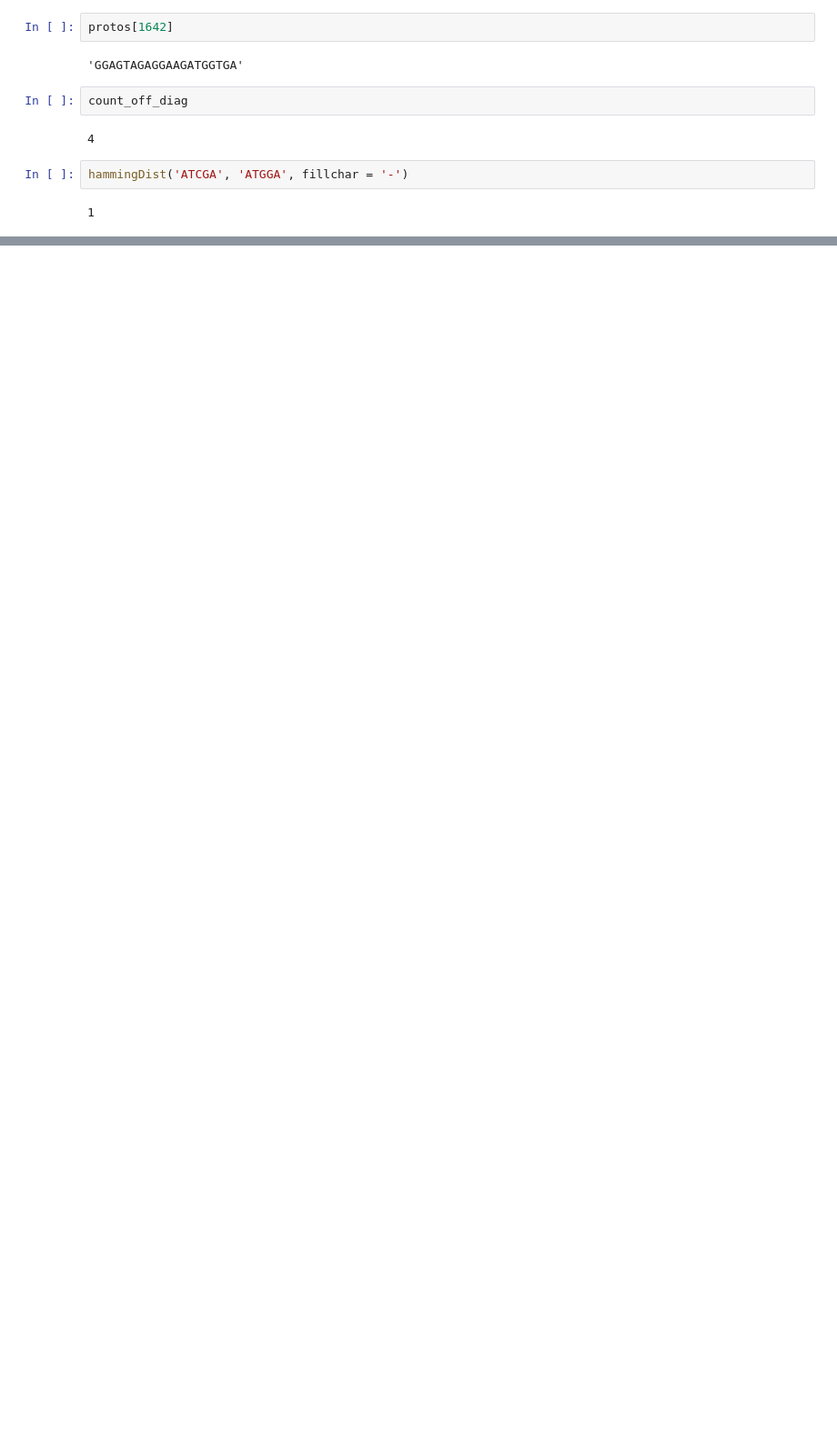
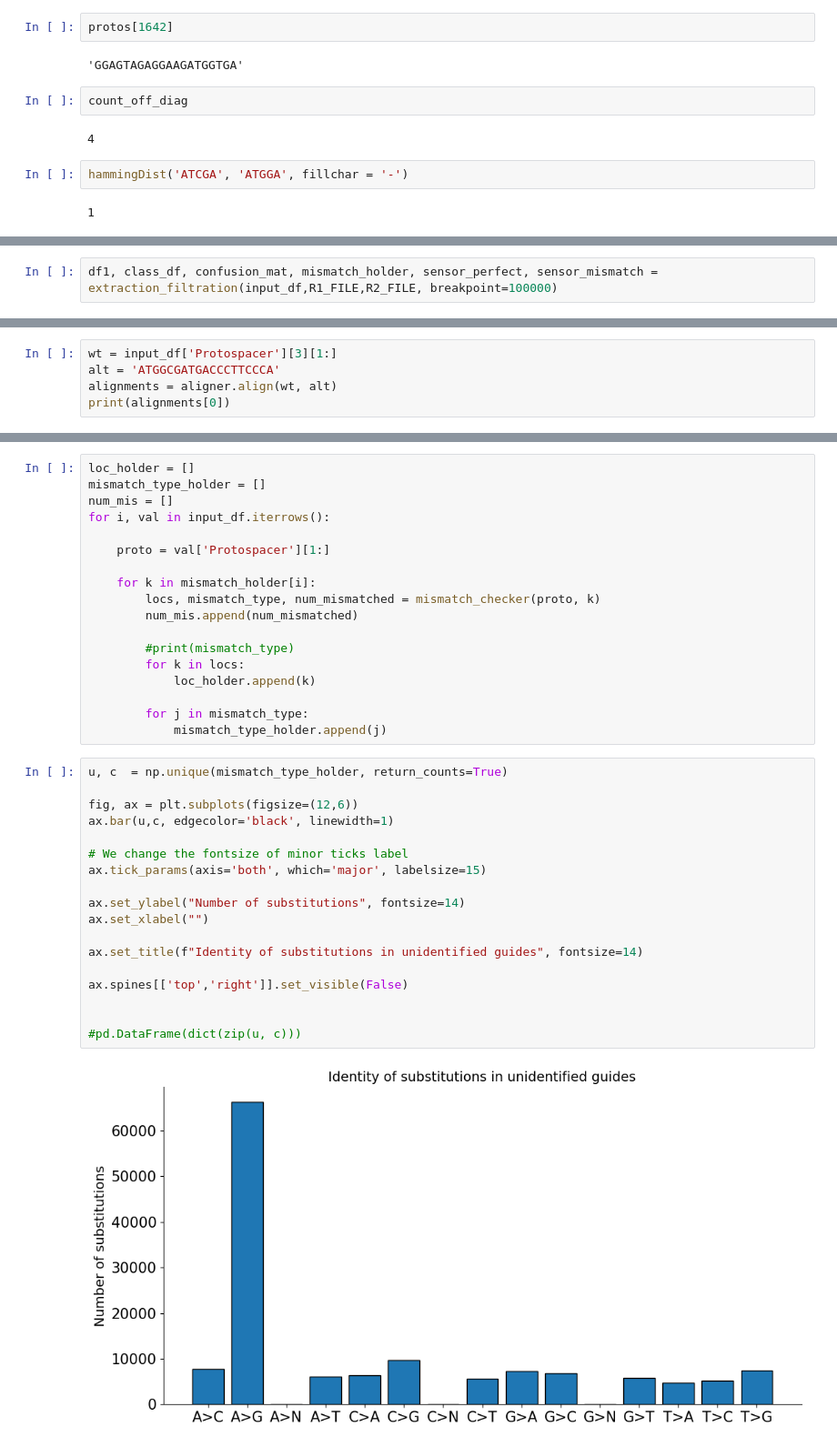
Before and after one commit to samgould2/base-editing-sensor-analysis, a Jupyter notebook: pipeline_testing.ipynb, the cells around one changed output, grey strips where cells are left out. Shown: that part at 91% size. Saved outputs shown, nothing was run; the diff lists cells and outputs as text; blank space fills up the shorter version.

```diff
--- a/pipeline_testing.ipynb
+++ b/pipeline_testing.ipynb
@@ -116,0 +314,2 @@ hammingDist('ATCGA', 'ATGGA', fillchar = '-')
+# %%
+df1, class_df, confusion_mat, mismatch_holder, sensor_perfect, sensor_mismatch = extraction_filtration(input_df,R1_FILE,R2_FILE, breakpoint=100000)
@@ -116,0 +395,5 @@ hammingDist('ATCGA', 'ATGGA', fillchar = '-')
+# %%
+wt = input_df['Protospacer'][3][1:]
+alt = 'ATGGCGATGACCCTTCCCA'
+alignments = aligner.align(wt, alt)
+print(alignments[0])
@@ -116,0 +441,38 @@ hammingDist('ATCGA', 'ATGGA', fillchar = '-')
+# %%
+loc_holder = []
+mismatch_type_holder = []
+num_mis = []
+for i, val in input_df.iterrows():
+
+    proto = val['Protospacer'][1:]
+
+    for k in mismatch_holder[i]:
+        locs, mismatch_type, num_mismatched = mismatch_checker(proto, k)
+        num_mis.append(num_mismatched)
+
+        #print(mismatch_type)
+        for k in locs:
+            loc_holder.append(k)
+
+        for j in mismatch_type:
+            mismatch_type_holder.append(j)
+# %%
+u, c  = np.unique(mismatch_type_holder, return_counts=True)
+
+fig, ax = plt.subplots(figsize=(12,6))
+ax.bar(u,c, edgecolor='black', linewidth=1)
+
+# We change the fontsize of minor ticks label
+ax.tick_params(axis='both', which='major', labelsize=15)
+
+ax.set_ylabel("Number of substitutions", fontsize=14)
+ax.set_xlabel("")
+
+ax.set_title(f"Identity of substitutions in unidentified guides", fontsize=14)
+
+ax.spines[['top','right']].set_visible(False)
+
+
+#pd.DataFrame(dict(zip(u, c)))
+# %% [output]
+[figure, added]
```
Also changed, not shown: parts of 23 cells of this notebook.
